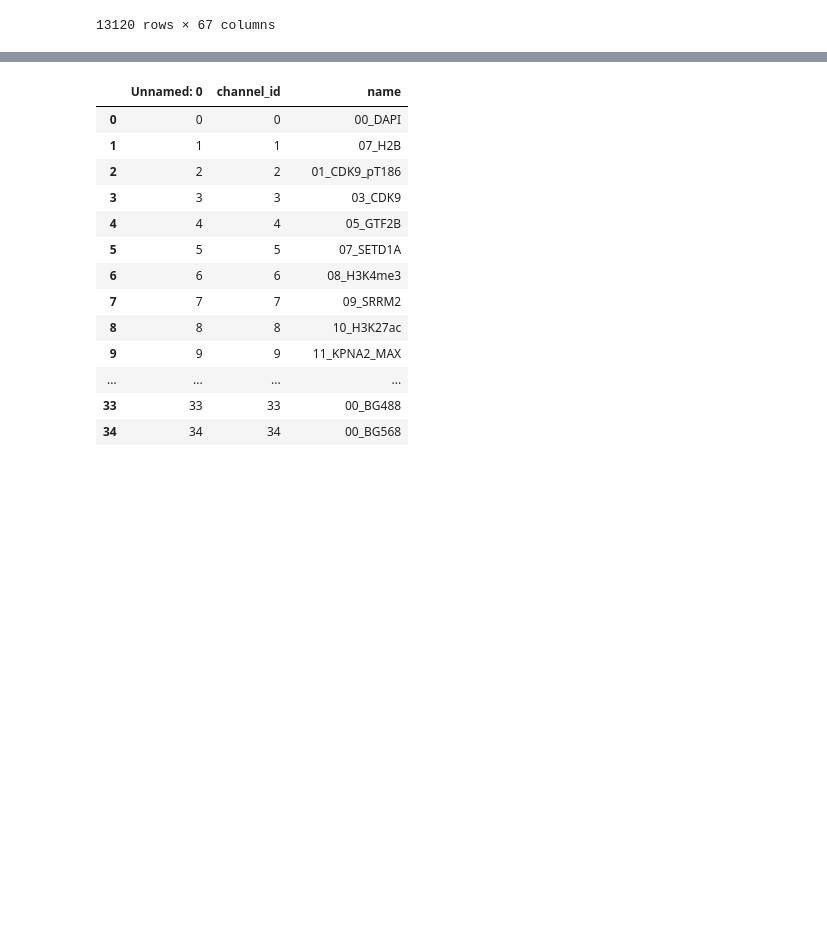
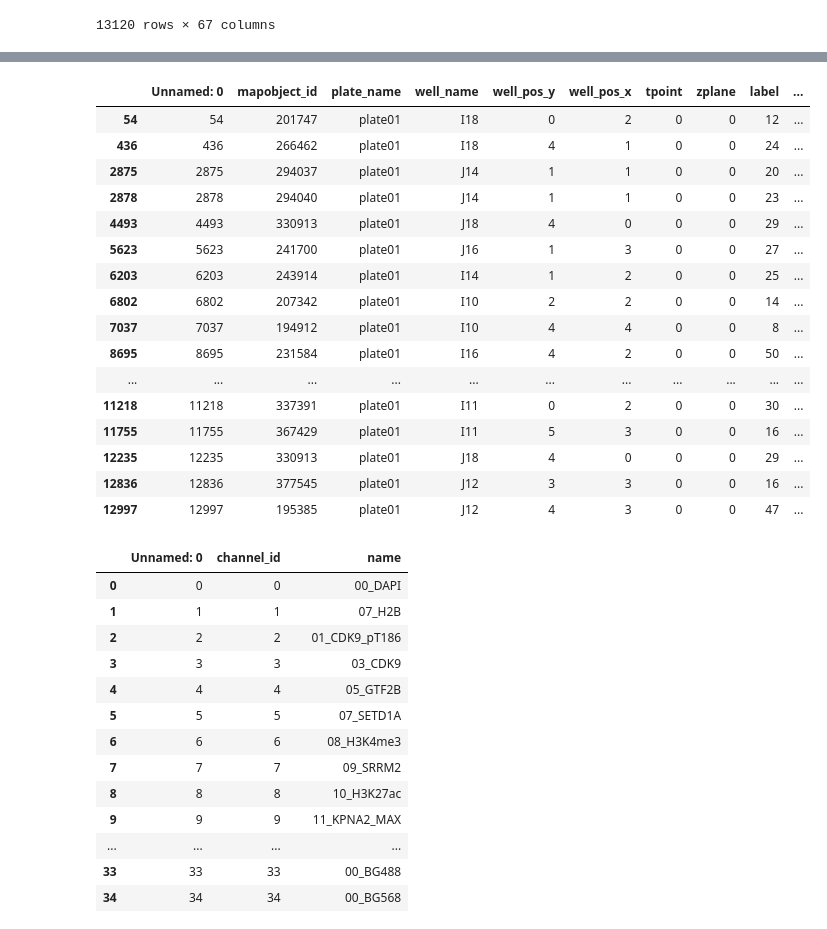
Before and after one commit to andresbecker/master_thesis, a Jupyter notebook: workspace/notebooks/Exploratory_projected_data_analysis.ipynb, the cells around one changed output, grey strips where cells are left out. Drawn from its saved outputs; the diff is of its cells as text; code cells hidden in the pictures; blank space fills up the shorter version.

```diff
--- a/workspace/notebooks/Exploratory_projected_data_analysis.ipynb
+++ b/workspace/notebooks/Exploratory_projected_data_analysis.ipynb
@@ -66,3 +100,24 @@ metadata
+# %%
+mask = (metadata.is_polynuclei_HeLa == 1)
+metadata[mask]
+# %% [output]
+|  | Unnamed: 0 | mapobject_id | plate_name | well_name | well_pos_y | well_pos_x | tpoint | zplane | label | ... |
+| 54 | 54 | 201747 | plate01 | I18 | 0 | 2 | 0 | 0 | 12 | ... |
+| 436 | 436 | 266462 | plate01 | I18 | 4 | 1 | 0 | 0 | 24 | ... |
+| 2875 | 2875 | 294037 | plate01 | J14 | 1 | 1 | 0 | 0 | 20 | ... |
+| 2878 | 2878 | 294040 | plate01 | J14 | 1 | 1 | 0 | 0 | 23 | ... |
+| 4493 | 4493 | 330913 | plate01 | J18 | 4 | 0 | 0 | 0 | 29 | ... |
+| 5623 | 5623 | 241700 | plate01 | J16 | 1 | 3 | 0 | 0 | 27 | ... |
+| 6203 | 6203 | 243914 | plate01 | I14 | 1 | 2 | 0 | 0 | 25 | ... |
+| 6802 | 6802 | 207342 | plate01 | I10 | 2 | 2 | 0 | 0 | 14 | ... |
+| 7037 | 7037 | 194912 | plate01 | I10 | 4 | 4 | 0 | 0 | 8 | ... |
+| 8695 | 8695 | 231584 | plate01 | I16 | 4 | 2 | 0 | 0 | 50 | ... |
+| ... | ... | ... | ... | ... | ... | ... | ... | ... | ... | ... |
+| 11218 | 11218 | 337391 | plate01 | I11 | 0 | 2 | 0 | 0 | 30 | ... |
+| 11755 | 11755 | 367429 | plate01 | I11 | 5 | 3 | 0 | 0 | 16 | ... |
+| 12235 | 12235 | 330913 | plate01 | J18 | 4 | 0 | 0 | 0 | 29 | ... |
+| 12836 | 12836 | 377545 | plate01 | J12 | 3 | 3 | 0 | 0 | 16 | ... |
+| 12997 | 12997 | 195385 | plate01 | J12 | 4 | 3 | 0 | 0 | 47 | ... |
 # %%
 channels
 # %% [output]
```
Also changed, not shown: parts of 1 cell of this notebook, 5 other files.
